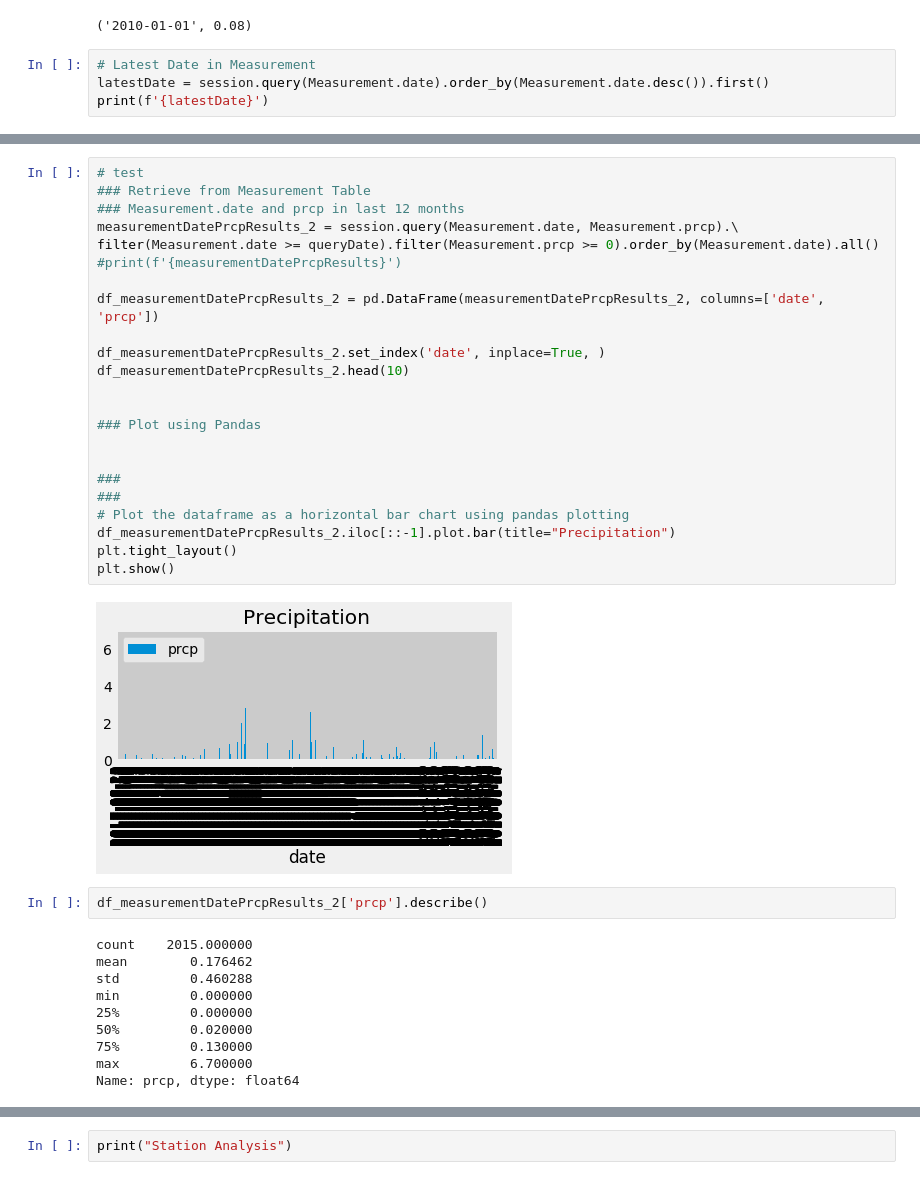
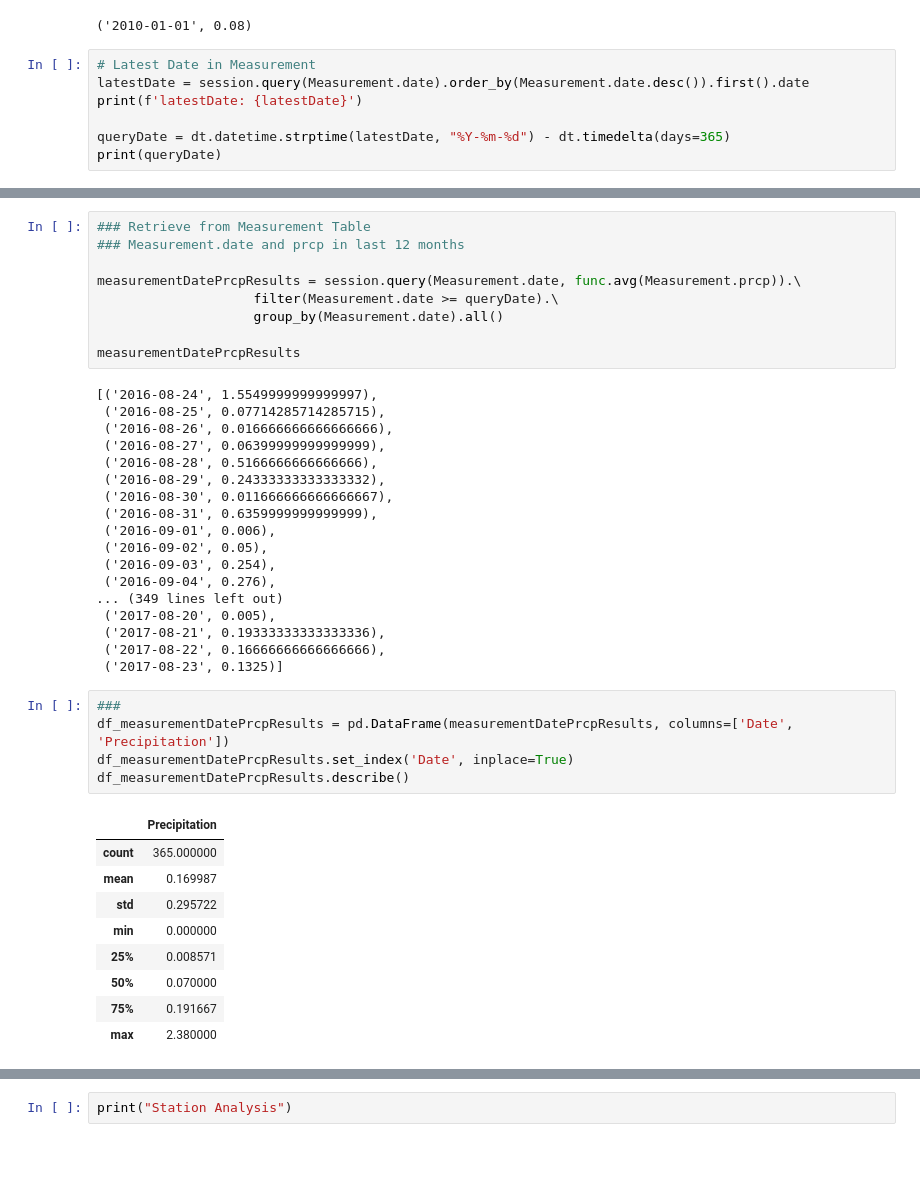
Before and after one commit to lisatian8/advanced-data-storage-challenge, a Jupyter notebook: climate_starter.ipynb, the cells around one changed output, grey strips where cells are left out. Saved outputs shown, nothing was run; the diff lists cells and outputs as text; blank space fills up the shorter version.

```diff
--- a/climate_starter.ipynb
+++ b/climate_starter.ipynb
@@ -69,6 +91,9 @@ session.query(Measurement.date, Measurement.prcp).order_by(Measurement.date).fir
 ('2010-01-01', 0.08)
 # %%
 # Latest Date in Measurement
-latestDate = session.query(Measurement.date).order_by(Measurement.date.desc()).first()
-print(f'{latestDate}')
+latestDate = session.query(Measurement.date).order_by(Measurement.date.desc()).first().date
+print(f'latestDate: {latestDate}')
+
+queryDate = dt.datetime.strptime(latestDate, "%Y-%m-%d") - dt.timedelta(days=365)
+print(queryDate)
 # %% [output]
@@ -144,37 +102,42 @@ plt.show()
 # %%
-# test
 ### Retrieve from Measurement Table
 ### Measurement.date and prcp in last 12 months
-measurementDatePrcpResults_2 = session.query(Measurement.date, Measurement.prcp).\
-filter(Measurement.date >= queryDate).filter(Measurement.prcp >= 0).order_by(Measurement.date).all()
-#print(f'{measurementDatePrcpResults}')
 
-df_measurementDatePrcpResults_2 = pd.DataFrame(measurementDatePrcpResults_2, columns=['date', 'prcp'])
+measurementDatePrcpResults = session.query(Measurement.date, func.avg(Measurement.prcp)).\
+                    filter(Measurement.date >= queryDate).\
+                    group_by(Measurement.date).all()
 
-df_measurementDatePrcpResults_2.set_index('date', inplace=True, )
-df_measurementDatePrcpResults_2.head(10)
-
-
-### Plot using Pandas
-
-
-###
-###
-# Plot the dataframe as a horizontal bar chart using pandas plotting
-df_measurementDatePrcpResults_2.iloc[::-1].plot.bar(title="Precipitation")
-plt.tight_layout()
-plt.show()
+measurementDatePrcpResults
 # %% [output]
-[figure, removed]
+[('2016-08-24', 1.5549999999999997),
+ ('2016-08-25', 0.07714285714285715),
+ ('2016-08-26', 0.016666666666666666),
+ ('2016-08-27', 0.06399999999999999),
+ ('2016-08-28', 0.5166666666666666),
+ ('2016-08-29', 0.24333333333333332),
+ ('2016-08-30', 0.011666666666666667),
+ ('2016-08-31', 0.6359999999999999),
+ ('2016-09-01', 0.006),
+ ('2016-09-02', 0.05),
+ ('2016-09-03', 0.254),
+ ('2016-09-04', 0.276),
+... (349 lines left out)
+ ('2017-08-20', 0.005),
+ ('2017-08-21', 0.19333333333333336),
+ ('2017-08-22', 0.16666666666666666),
+ ('2017-08-23', 0.1325)]
-# %%
-df_measurementDatePrcpResults_2['prcp'].describe()
-# %% [output]
-count    2015.000000
-mean        0.176462
-std         0.460288
-min         0.000000
-25%         0.000000
-50%         0.020000
-75%         0.130000
-max         6.700000
-Name: prcp, dtype: float64
+# %%
+###
+df_measurementDatePrcpResults = pd.DataFrame(measurementDatePrcpResults, columns=['Date', 'Precipitation'])
+df_measurementDatePrcpResults.set_index('Date', inplace=True)
+df_measurementDatePrcpResults.describe()
+# %% [output]
+|  | Precipitation |
+| count | 365.000000 |
+| mean | 0.169987 |
+| std | 0.295722 |
+| min | 0.000000 |
+| 25% | 0.008571 |
+| 50% | 0.070000 |
+| 75% | 0.191667 |
+| max | 2.380000 |
```
Also changed, not shown: parts of 19 cells of this notebook.
